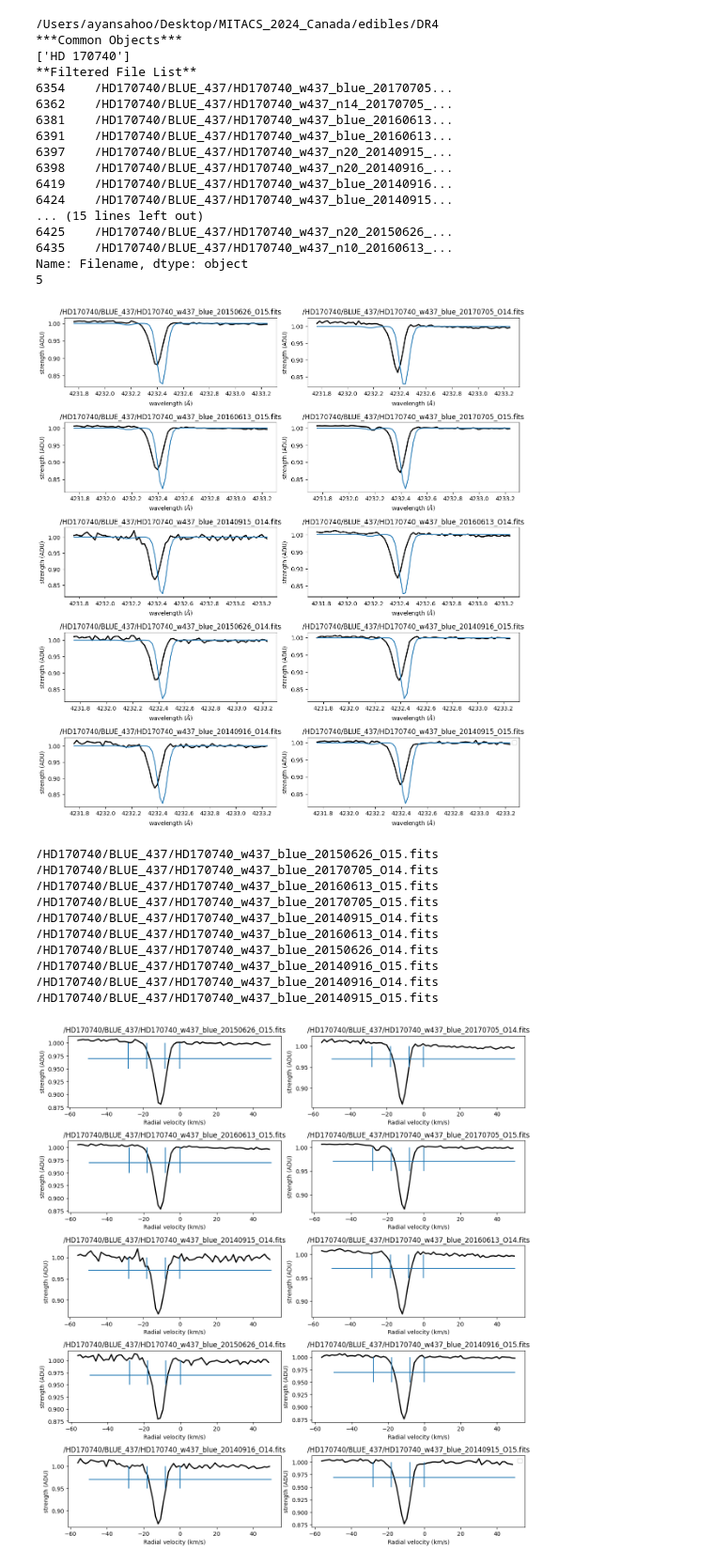
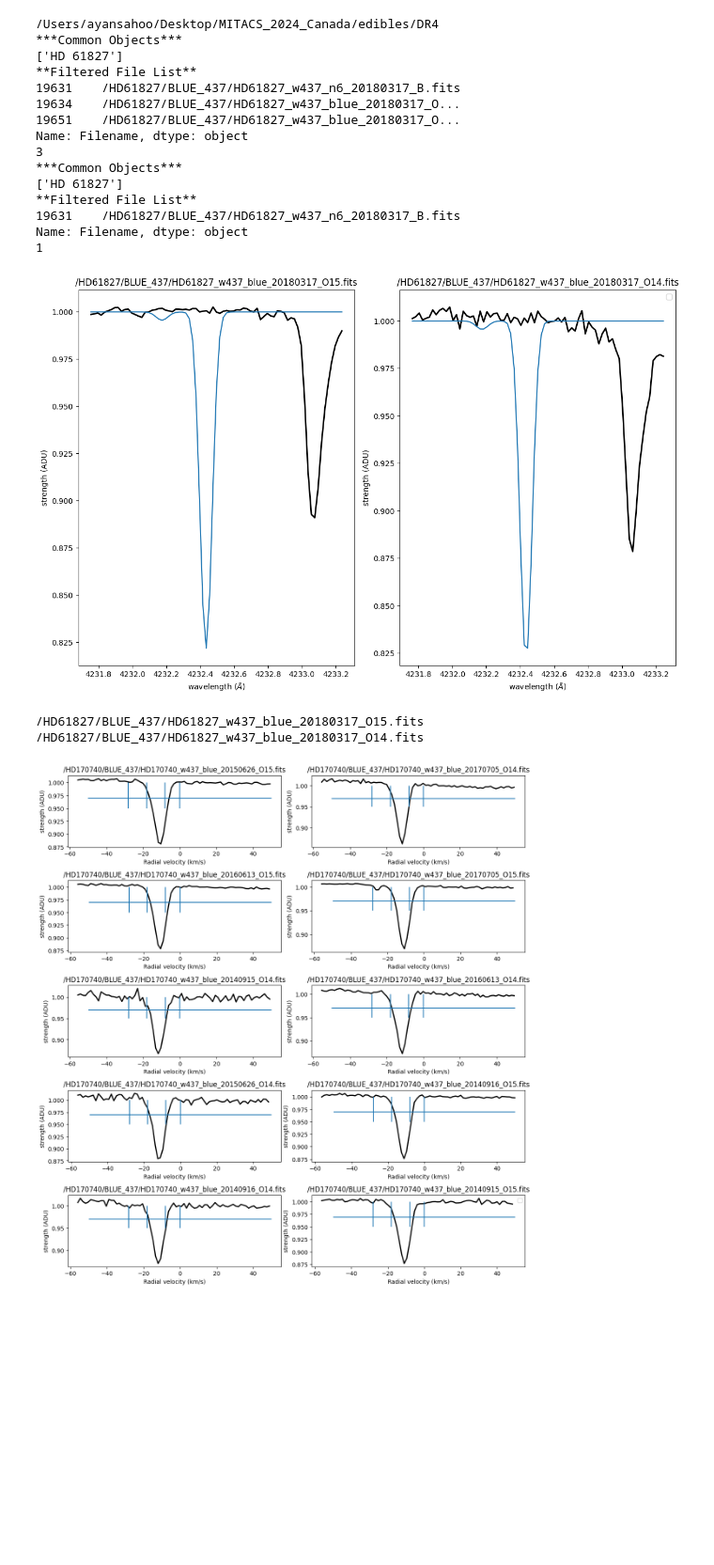
Before and after one commit to AyanS13/edibles, a Jupyter notebook: edibles_voigtfit_CHplus_work/continum_fitter.ipynb, the cells around one changed output. Shown: that part at 94% size. Drawn from its saved outputs; the diff is of its cells as text; code cells hidden in the pictures; blank space fills up the shorter version.

```diff
--- a/edibles_voigtfit_CHplus_work/continum_fitter.ipynb
+++ b/edibles_voigtfit_CHplus_work/continum_fitter.ipynb
@@ -16,7 +16,7 @@ from IPython.display import display, Math
 
 from scipy.interpolate import CubicSpline
 # %%
-sightline = "HD 170740"
+sightline = "HD 61827"
 pythia = EdiblesOracle()
 List_1 = pythia.getFilteredObsList(object=[sightline], MergedOnly=False, Wave=4232.0)
 test_1 = List_1.values.tolist()
@@ -74,57 +74,47 @@ for i in range(len(test)):
 
     model = voigt_absorption_line_new(wavegrid=wave, f= f, lambda0=lambda0, gamma=gamma,
                        b=b, B_vary=B_vary, N=N, v_rad=v_rad, v_resolution=v_resolution, map =[0,1])
 
     axs[i].plot(wave, model)
 
     # Set title for each subplot
     axs[i].set_title(str(test[i]))
 
     # Set x and y labels for each subplot
     axs[i].set_xlabel('wavelength ($\AA$)')
     axs[i].set_ylabel('strength (ADU)')
 
 # Hide the unused subplots
 for j in range(len(test), len(axs)):
     fig.delaxes(axs[j])
 # Adjust the layout so titles and labels fit well
 plt.tight_layout()
 plt.legend()
 # Show the plot
 plt.show()
 
 
 for i in test:
     print(i)
 # %% [output]
 /Users/ayansahoo/Desktop/MITACS_2024_Canada/edibles/DR4
 ***Common Objects***
-['HD 170740']
+['HD 61827']
 **Filtered File List**
-6354    /HD170740/BLUE_437/HD170740_w437_blue_20170705...
-6362    /HD170740/BLUE_437/HD170740_w437_n14_20170705_...
-6381    /HD170740/BLUE_437/HD170740_w437_blue_20160613...
-6391    /HD170740/BLUE_437/HD170740_w437_blue_20160613...
-6397    /HD170740/BLUE_437/HD170740_w437_n20_20140915_...
-6398    /HD170740/BLUE_437/HD170740_w437_n20_20140916_...
-6419    /HD170740/BLUE_437/HD170740_w437_blue_20140916...
-6424    /HD170740/BLUE_437/HD170740_w437_blue_20140915...
-... (15 lines left out)
-6425    /HD170740/BLUE_437/HD170740_w437_n20_20150626_...
-6435    /HD170740/BLUE_437/HD170740_w437_n10_20160613_...
+19631    /HD61827/BLUE_437/HD61827_w437_n6_20180317_B.fits
+19634    /HD61827/BLUE_437/HD61827_w437_blue_20180317_O...
+19651    /HD61827/BLUE_437/HD61827_w437_blue_20180317_O...
 Name: Filename, dtype: object
-5
+3
+***Common Objects***
+['HD 61827']
+**Filtered File List**
+19631    /HD61827/BLUE_437/HD61827_w437_n6_20180317_B.fits
+Name: Filename, dtype: object
+1
-[figure, old version]
+[figure, new version]
-/HD170740/BLUE_437/HD170740_w437_blue_20150626_O15.fits
-/HD170740/BLUE_437/HD170740_w437_blue_20170705_O14.fits
-/HD170740/BLUE_437/HD170740_w437_blue_20160613_O15.fits
-/HD170740/BLUE_437/HD170740_w437_blue_20170705_O15.fits
-/HD170740/BLUE_437/HD170740_w437_blue_20140915_O14.fits
-/HD170740/BLUE_437/HD170740_w437_blue_20160613_O14.fits
-/HD170740/BLUE_437/HD170740_w437_blue_20150626_O14.fits
-/HD170740/BLUE_437/HD170740_w437_blue_20140916_O15.fits
-/HD170740/BLUE_437/HD170740_w437_blue_20140916_O14.fits
-/HD170740/BLUE_437/HD170740_w437_blue_20140915_O15.fits
+/HD61827/BLUE_437/HD61827_w437_blue_20180317_O15.fits
+/HD61827/BLUE_437/HD61827_w437_blue_20180317_O14.fits
 # %%
 lambda_for_vel_prof = [4232.548]
 ref_wave = 4232.548
```
Also changed, not shown: 1 other file.
